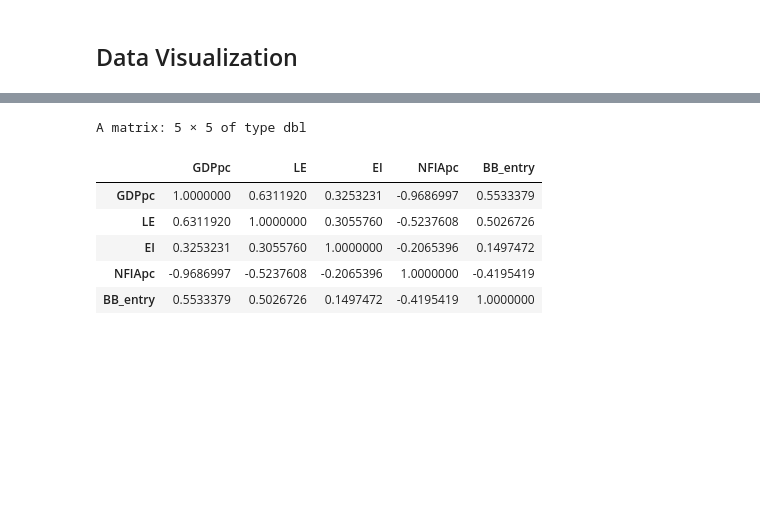
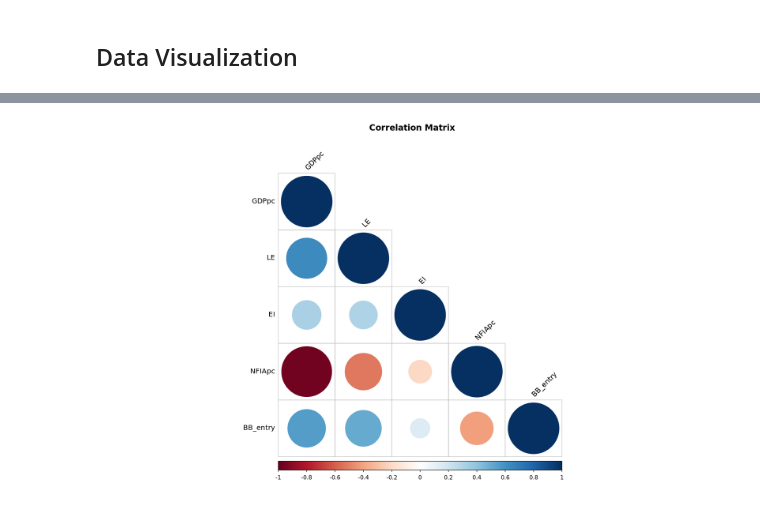
Before and after one commit to nickobard/eurostat-datasets-analysis, a Jupyter notebook: sem-3/semestral-work.ipynb, the cells around one changed output, grey strips where cells are left out. Cells and saved outputs as stored; diff of their text form; code cells hidden in the pictures; blank space fills up the shorter version.

```diff
--- a/sem-3/semestral-work.ipynb
+++ b/sem-3/semestral-work.ipynb
@@ -231,10 +313,6 @@ ggplot(data, aes(x=GDPpc, y=reorder(country, GDPpc), fill=BB_entry)) +
 # %%
-cor(data[, -1])
+corrplot(cor(data[, -1]), method="circle", type="lower",
+         tl.col="black", tl.srt=45,
+         title="Correlation Matrix", mar=c(0,0,2,0))
 # %% [output]
-A matrix: 5 × 5 of type dbl
-|  | GDPpc | LE | EI | NFIApc | BB_entry |
-| GDPpc | 1.0000000 | 0.6311920 | 0.3253231 | -0.9686997 | 0.5533379 |
-| LE | 0.6311920 | 1.0000000 | 0.3055760 | -0.5237608 | 0.5026726 |
-| EI | 0.3253231 | 0.3055760 | 1.0000000 | -0.2065396 | 0.1497472 |
-| NFIApc | -0.9686997 | -0.5237608 | -0.2065396 | 1.0000000 | -0.4195419 |
-| BB_entry | 0.5533379 | 0.5026726 | 0.1497472 | -0.4195419 | 1.0000000 |
+[figure, added]
```
Also changed, not shown: parts of 31 cells of this notebook.
